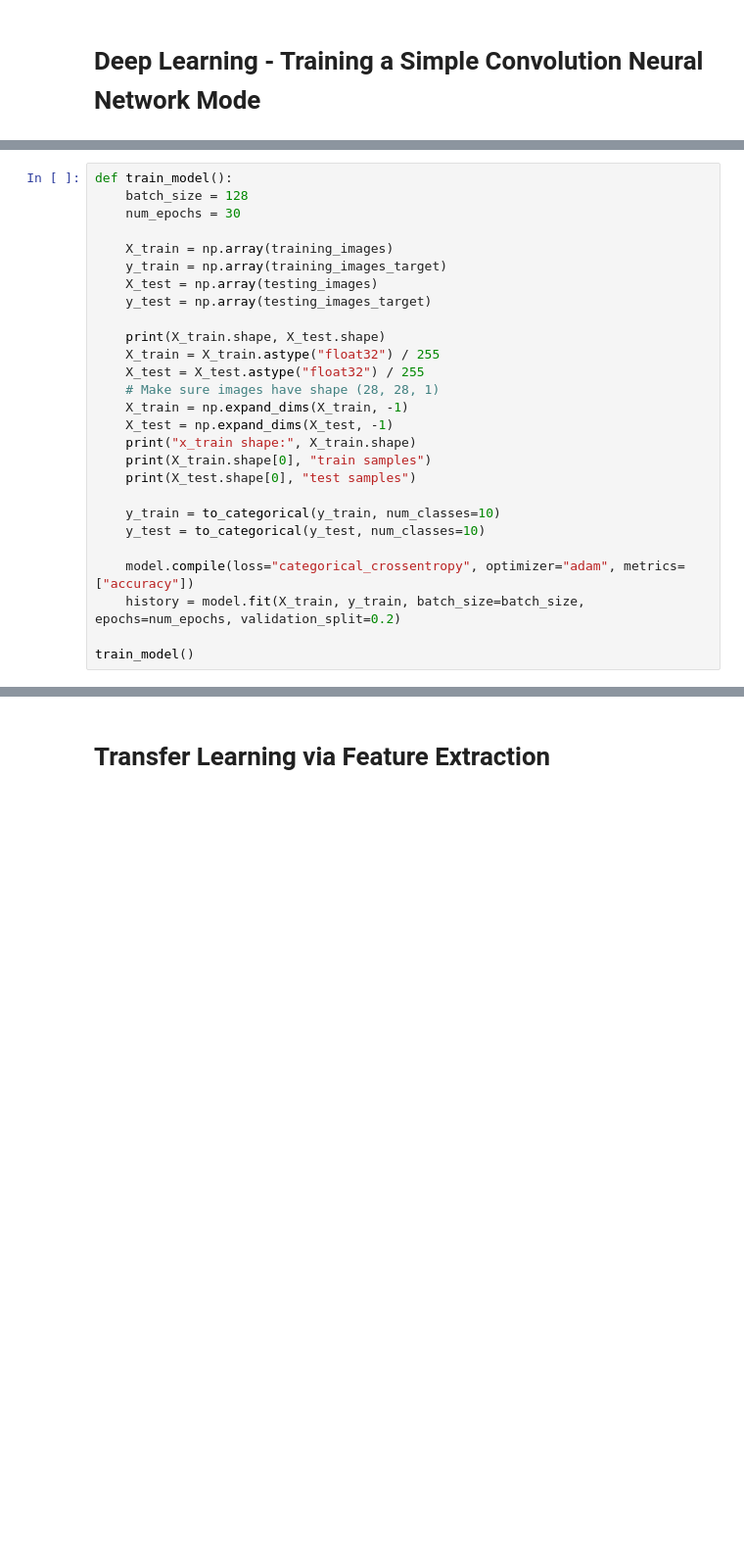
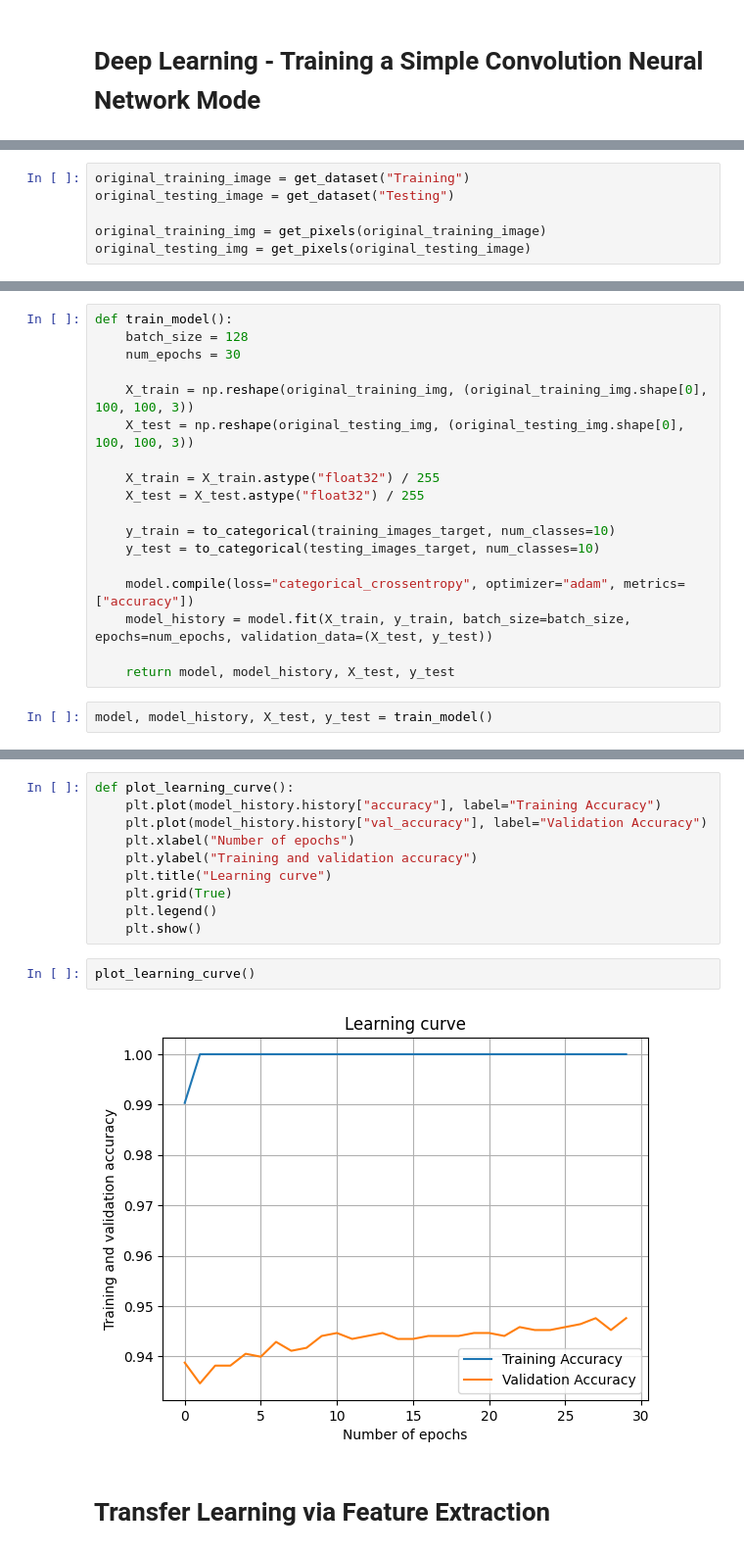
Before and after one commit to million-haileyesus/Machine_Learning_I, a Jupyter notebook: programming assignment.ipynb, the cells around one changed output, grey strips where cells are left out. Shown at 98% size. Cells and saved outputs as stored; diff of their text form; blank space fills up the shorter version.

```diff
--- a/programming assignment.ipynb
+++ b/programming assignment.ipynb
@@ -244,2 +246,8 @@ def train_svm_for_different_kernels():
+# %%
+original_training_image = get_dataset("Training")
+original_testing_image = get_dataset("Testing")
+
+original_training_img = get_pixels(original_training_image)
+original_testing_img = get_pixels(original_testing_image)
 # %%
 def images_classifier():
@@ -268,25 +295,18 @@ def train_model():
     batch_size = 128
     num_epochs = 30
 
-    X_train = np.array(training_images)
-    y_train = np.array(training_images_target)
-    X_test = np.array(testing_images)
-    y_test = np.array(testing_images_target)
+    X_train = np.reshape(original_training_img, (original_training_img.shape[0], 100, 100, 3))
+    X_test = np.reshape(original_testing_img, (original_testing_img.shape[0], 100, 100, 3))
 
-    print(X_train.shape, X_test.shape)
     X_train = X_train.astype("float32") / 255
     X_test = X_test.astype("float32") / 255
-    # Make sure images have shape (28, 28, 1)
-    X_train = np.expand_dims(X_train, -1)
-    X_test = np.expand_dims(X_test, -1)
-    print("x_train shape:", X_train.shape)
-    print(X_train.shape[0], "train samples")
-    print(X_test.shape[0], "test samples")
 
-    y_train = to_categorical(y_train, num_classes=10)
-    y_test = to_categorical(y_test, num_classes=10)
+    y_train = to_categorical(training_images_target, num_classes=10)
+    y_test = to_categorical(testing_images_target, num_classes=10)
 
     model.compile(loss="categorical_crossentropy", optimizer="adam", metrics=["accuracy"])
-    history = model.fit(X_train, y_train, batch_size=batch_size, epochs=num_epochs, validation_split=0.2)
+    model_history = model.fit(X_train, y_train, batch_size=batch_size, epochs=num_epochs, validation_data=(X_test, y_test))
 
-train_model()
+    return model, model_history, X_test, y_test
+# %%
+model, model_history, X_test, y_test = train_model()
@@ -303,3 +361,17 @@ model = model_evaluation()
+# %%
+def plot_learning_curve():
+    plt.plot(model_history.history["accuracy"], label="Training Accuracy")
+    plt.plot(model_history.history["val_accuracy"], label="Validation Accuracy")
+    plt.xlabel("Number of epochs")
+    plt.ylabel("Training and validation accuracy")
+    plt.title("Learning curve")
+    plt.grid(True)
+    plt.legend()
+    plt.show()
+# %%
+plot_learning_curve()
+# %% [output]
+[figure, added]
 # %% [markdown]
 # Transfer Learning via Feature Extraction
 # %%
```
Also changed, not shown: parts of 24 cells of this notebook.
